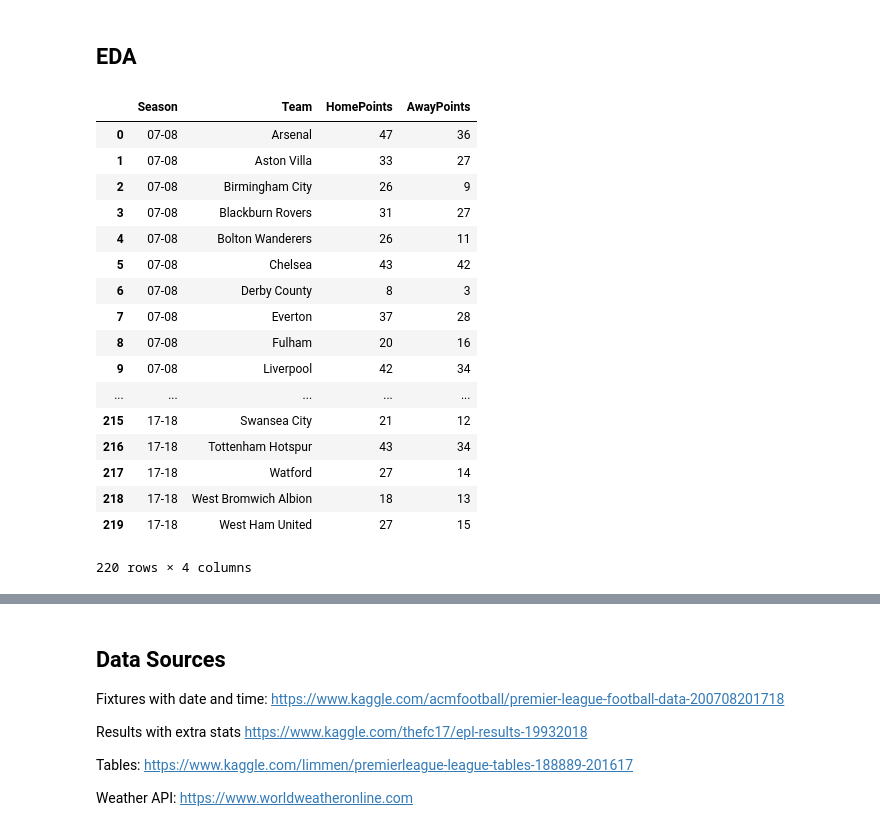
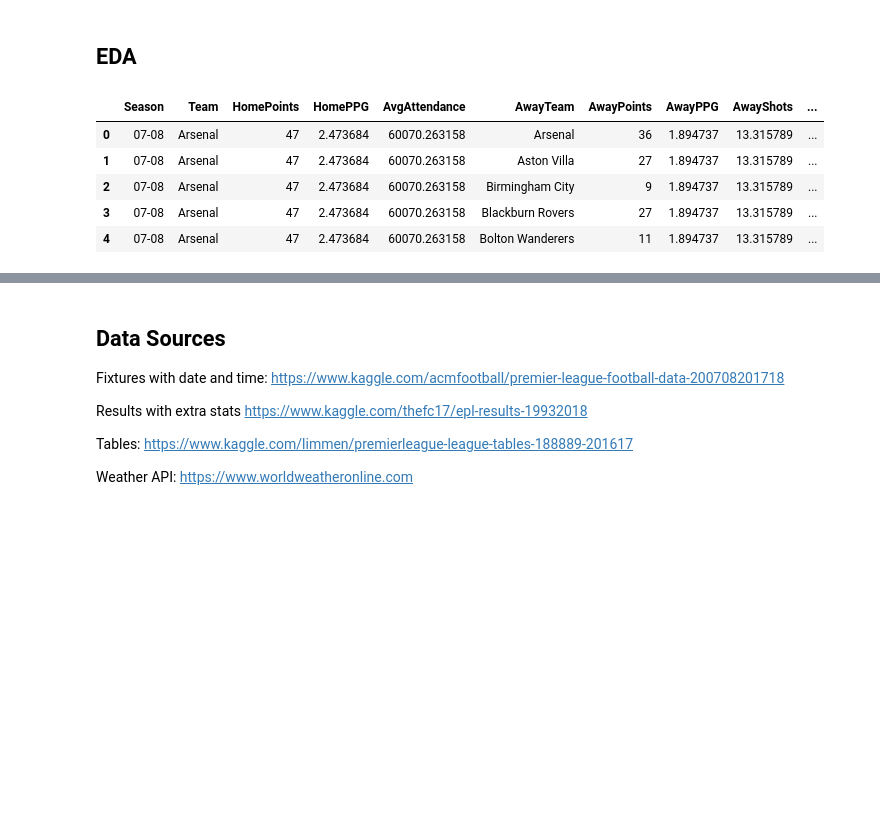
Before and after one commit to myfriendscallmeJ/a4, a Jupyter notebook: Project 4.ipynb, the cells around one changed output, grey strips where cells are left out. Saved outputs shown, nothing was run; the diff lists cells and outputs as text; code cells hidden in the pictures; blank space fills up the shorter version.

```diff
--- a/Project 4.ipynb
+++ b/Project 4.ipynb
@@ -487,5 +455,3 @@ PremierLeague = PremierLeague.merge(weather, on=['City', 'Date_Time'], how='oute
 PremierLeague.drop_duplicates(subset=None, keep='first', inplace=True)
 # %%
 PremierLeague.drop(['Match_ID', 'index', 'Date'], axis=1, inplace=True)
-# %%
-PremierLeague['Date_Time'] = pd.to_datetime(PremierLeague['Date_Time']) #*****
@@ -518,4 +458,6 @@ PremierLeague['DayofWeek']= PremierLeague['Date_Time'].dt.day_name()
 # %%
+PremierLeague['Date_Time'] = pd.to_datetime(PremierLeague['Date_Time'], dayfirst=True)
+PremierLeague['DayofWeek'] = PremierLeague['Date_Time'].dt.day_name()
 PremierLeague['Date']= pd.to_datetime(PremierLeague['Date_Time'].dt.date)
 PremierLeague['Kickoff']=PremierLeague['Date_Time'].dt.time
 PremierLeague.drop(['Date_Time'], axis=1, inplace=True)
@@ -659,49 +538,43 @@ weather
 # %%
 def home_points_cal(row):
     if row['HomeScore'] > row['AwayScore']:
         return 3
     elif row ['HomeScore']==row['AwayScore']:
         return 1
     else:
         return 0
 
 def away_points_cal(row):
     if row['HomeScore'] < row['AwayScore']:
         return 3
     elif row ['HomeScore']==row['AwayScore']:
         return 1
     else:
         return 0
 
 PremierLeague['HomePoints']=PremierLeague.apply(home_points_cal,axis=1)
 PremierLeague['AwayPoints']=PremierLeague.apply(away_points_cal,axis=1)
-Club_Pts=PremierLeague[['Season', 'Date','HomeTeam','AwayTeam','HomeScore','AwayScore', 'Result','HomePoints','AwayPoints']]
-Home_Pts=pd.DataFrame(Club_Pts.groupby(['Season','HomeTeam'])['HomePoints'].sum())
+Club_Pts=PremierLeague[['Season', 'Date','HomeTeam','AwayTeam','HomeScore','AwayScore', 'Result','Attendance','HomePoints','AwayPoints', 'AwayShots', 'AwayShotsOnTarget', 'HomeFouls', 'HomeYellows']]
+Home_Pts=pd.DataFrame(Club_Pts.groupby(['Season','HomeTeam'])['HomePoints', 'Attendance'].mean())
 Home_Pts.reset_index(inplace=True)
-Home_Pts=Home_Pts.rename(columns={'HomeTeam':'Team'})
-Away_Pts=pd.DataFrame(Club_Pts.groupby(['Season','AwayTeam'])['AwayPoints'].sum())
+Home_Pts=Home_Pts.rename(columns={'HomeTeam':'Team', 'HomePoints':'HomePPG','Attendance':'AvgAttendance'})
+Home_Pts2=pd.DataFrame(Club_Pts.groupby(['Season','HomeTeam'])['HomePoints'].sum())
+Home_Pts2.reset_index(inplace=True)
+Home_Pts2=Home_Pts2.rename(columns={'HomeTeam':'Team'})
+Home_Pts = pd.merge(Home_Pts2, Home_Pts)
+Away_Pts=pd.DataFrame(Club_Pts.groupby(['Season','AwayTeam'])['AwayPoints', 'AwayShots', 'AwayShotsOnTarget', 'HomeFouls', 'HomeYellows' ].mean())
 Away_Pts.reset_index(inplace=True)
-Away_Pts=Away_Pts.rename(columns={'AwayTeam':'Team'})
-Away_Pts
-Club_Pts=pd.merge(Home_Pts, Away_Pts)
-Club_Pts
+Away_Pts=Away_Pts.rename(columns={'AwayTeam':'Team', 'AwayPoints':'AwayPPG', 'HomeFouls':'FoulsDrawnAway', 'HomeYellows':'OppYellowsAway'})
+Away_Pts2 = pd.DataFrame(Club_Pts.groupby(['Season','AwayTeam'])['AwayPoints'].sum())
+Away_Pts2.reset_index(inplace=True)
+Away_Pts = pd.merge(Away_Pts2, Away_Pts)
+Club_Pts=pd.merge(Home_Pts,  Away_Pts)
+Club_Pts.head()
 # %% [output]
-|  | Season | Team | HomePoints | AwayPoints |
-| 0 | 07-08 | Arsenal | 47 | 36 |
-| 1 | 07-08 | Aston Villa | 33 | 27 |
-| 2 | 07-08 | Birmingham City | 26 | 9 |
-| 3 | 07-08 | Blackburn Rovers | 31 | 27 |
-| 4 | 07-08 | Bolton Wanderers | 26 | 11 |
-| 5 | 07-08 | Chelsea | 43 | 42 |
-| 6 | 07-08 | Derby County | 8 | 3 |
-| 7 | 07-08 | Everton | 37 | 28 |
-| 8 | 07-08 | Fulham | 20 | 16 |
-| 9 | 07-08 | Liverpool | 42 | 34 |
-| ... | ... | ... | ... | ... |
-| 215 | 17-18 | Swansea City | 21 | 12 |
-| 216 | 17-18 | Tottenham Hotspur | 43 | 34 |
-| 217 | 17-18 | Watford | 27 | 14 |
-| 218 | 17-18 | West Bromwich Albion | 18 | 13 |
-| 219 | 17-18 | West Ham United | 27 | 15 |
+|  | Season | Team | HomePoints | HomePPG | AvgAttendance | AwayTeam | AwayPoints | AwayPPG | AwayShots | ... |
+| 0 | 07-08 | Arsenal | 47 | 2.473684 | 60070.263158 | Arsenal | 36 | 1.894737 | 13.315789 | ... |
+| 1 | 07-08 | Arsenal | 47 | 2.473684 | 60070.263158 | Aston Villa | 27 | 1.894737 | 13.315789 | ... |
+| 2 | 07-08 | Arsenal | 47 | 2.473684 | 60070.263158 | Birmingham City | 9 | 1.894737 | 13.315789 | ... |
+| 3 | 07-08 | Arsenal | 47 | 2.473684 | 60070.263158 | Blackburn Rovers | 27 | 1.894737 | 13.315789 | ... |
+| 4 | 07-08 | Arsenal | 47 | 2.473684 | 60070.263158 | Bolton Wanderers | 11 | 1.894737 | 13.315789 | ... |
-220 rows × 4 columns
 # %%
```
Also changed, not shown: parts of 25 cells of this notebook.
